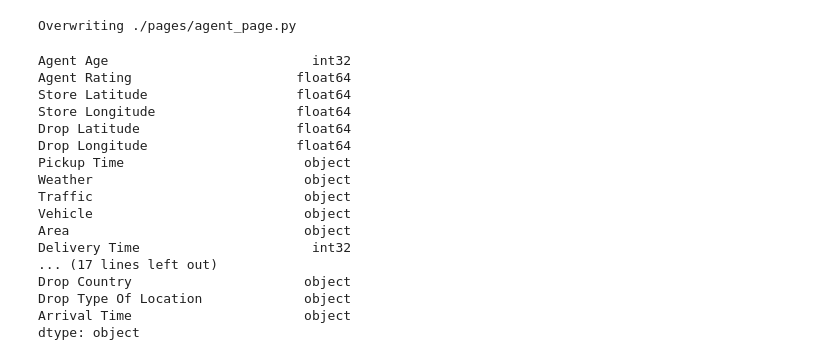
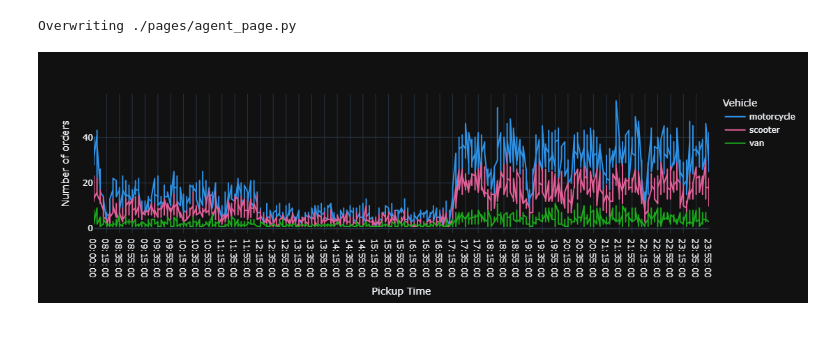
Before and after one commit to MahmoudBahar/Amazon-Delivery-Analyses, a Jupyter notebook: StreamLit/Streamlit_preparation.ipynb, the cells around one changed output. Drawn from its saved outputs; the diff is of its cells as text; code cells hidden in the pictures; blank space fills up the shorter version.

```diff
--- a/StreamLit/Streamlit_preparation.ipynb
+++ b/StreamLit/Streamlit_preparation.ipynb
@@ -250,7 +249,3 @@ Overwriting ./pages/agent_page.py
 !streamlit run stream.py
 # %%
 df =  pd.read_pickle('../Amazon Delivery Dataset/amazon_delivery_cleaned_and_extracted_features_final_streamlit.pkl')
-# %%
-df = pd.read_csv('temp.csv')
-# %%
-df['Order Date & Time'] = pd.to_datetime(df['Order Date & Time'], format="%Y-%m-%d %H:%M:%S")
@@ -260,22 +252,2 @@ df.to_pickle('temp.pkl')
-# %%
-df. dtypes
-# %% [output]
-Agent Age                          int32
-Agent Rating                     float64
-Store Latitude                   float64
-Store Longitude                  float64
-Drop Latitude                    float64
-Drop Longitude                   float64
-Pickup Time                       object
-Weather                           object
-Traffic                           object
-Vehicle                           object
-Area                              object
-Delivery Time                      int32
-... (17 lines left out)
-Drop Country                      object
-Drop Type Of Location             object
-Arrival Time                      object
-dtype: object
 # %%
 df['Store Postcode'] = df['Store Postcode'].astype(int)
@@ -281,0 +256,4 @@ df['Store Postcode'] = df['Store Postcode'].astype(int)
+# %%
+px.line(df.groupby(['Pickup Time', 'Traffic', 'Weather', 'Vehicle']).agg('count')['Agent Age'].rename('count').reset_index(['Traffic', 'Weather', 'Vehicle']), y='count', color='Vehicle', template='plotly_dark', color_discrete_sequence=px.colors.qualitative.Dark24).update_layout(yaxis_title='Number of orders')
+# %% [output]
+[figure, added]
```
Also changed, not shown: parts of 5 cells of this notebook, 3 other files.
